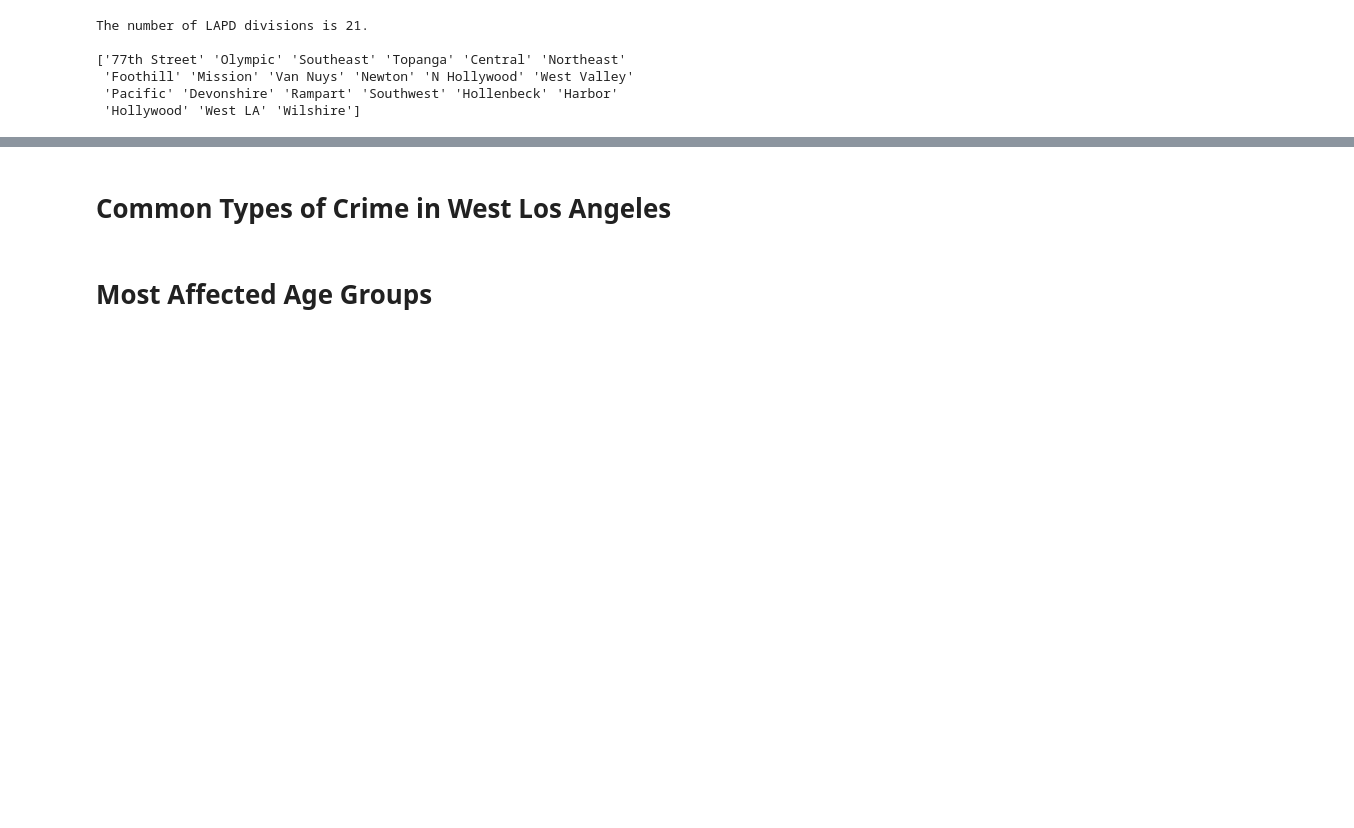
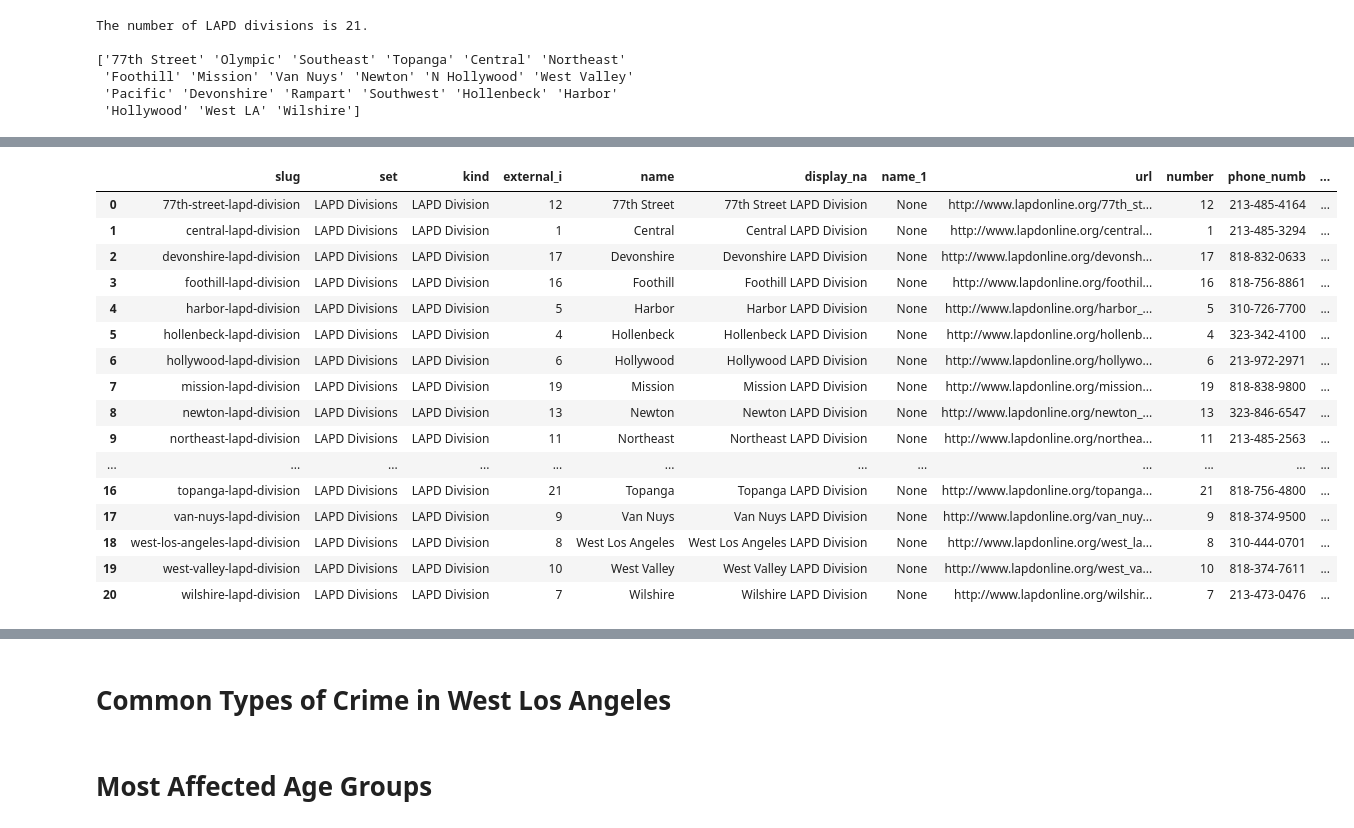
Before and after one commit to jamqd/LA_Crime_Analysis, a Jupyter notebook: lapdcrime.ipynb, the cells around one changed output, grey strips where cells are left out. Saved outputs shown, nothing was run; the diff lists cells and outputs as text; code cells hidden in the pictures; blank space fills up the shorter version.

```diff
--- a/lapdcrime.ipynb
+++ b/lapdcrime.ipynb
@@ -72,0 +69,22 @@ The number of types of crimes is 150.
+# %%
+# load LAPD division shapefile into geopandas
+LAPDdiv_df = gp.read_file("lapd-divisions/lapd division.shx")
+LAPDdiv_df
+# %% [output]
+|  | slug | set | kind | external_i | name | display_na | name_1 | url | number | phone_numb | ... |
+| 0 | 77th-street-lapd-division | LAPD Divisions | LAPD Division | 12 | 77th Street | 77th Street LAPD Division | None | http://www.lapdonline.org/77th_st... | 12 | 213-485-4164 | ... |
+| 1 | central-lapd-division | LAPD Divisions | LAPD Division | 1 | Central | Central LAPD Division | None | http://www.lapdonline.org/central... | 1 | 213-485-3294 | ... |
+| 2 | devonshire-lapd-division | LAPD Divisions | LAPD Division | 17 | Devonshire | Devonshire LAPD Division | None | http://www.lapdonline.org/devonsh... | 17 | 818-832-0633 | ... |
+| 3 | foothill-lapd-division | LAPD Divisions | LAPD Division | 16 | Foothill | Foothill LAPD Division | None | http://www.lapdonline.org/foothil... | 16 | 818-756-8861 | ... |
+| 4 | harbor-lapd-division | LAPD Divisions | LAPD Division | 5 | Harbor | Harbor LAPD Division | None | http://www.lapdonline.org/harbor_... | 5 | 310-726-7700 | ... |
+| 5 | hollenbeck-lapd-division | LAPD Divisions | LAPD Division | 4 | Hollenbeck | Hollenbeck LAPD Division | None | http://www.lapdonline.org/hollenb... | 4 | 323-342-4100 | ... |
+| 6 | hollywood-lapd-division | LAPD Divisions | LAPD Division | 6 | Hollywood | Hollywood LAPD Division | None | http://www.lapdonline.org/hollywo... | 6 | 213-972-2971 | ... |
+| 7 | mission-lapd-division | LAPD Divisions | LAPD Division | 19 | Mission | Mission LAPD Division | None | http://www.lapdonline.org/mission... | 19 | 818-838-9800 | ... |
+| 8 | newton-lapd-division | LAPD Divisions | LAPD Division | 13 | Newton | Newton LAPD Division | None | http://www.lapdonline.org/newton_... | 13 | 323-846-6547 | ... |
+| 9 | northeast-lapd-division | LAPD Divisions | LAPD Division | 11 | Northeast | Northeast LAPD Division | None | http://www.lapdonline.org/northea... | 11 | 213-485-2563 | ... |
+| ... | ... | ... | ... | ... | ... | ... | ... | ... | ... | ... | ... |
+| 16 | topanga-lapd-division | LAPD Divisions | LAPD Division | 21 | Topanga | Topanga LAPD Division | None | http://www.lapdonline.org/topanga... | 21 | 818-756-4800 | ... |
+| 17 | van-nuys-lapd-division | LAPD Divisions | LAPD Division | 9 | Van Nuys | Van Nuys LAPD Division | None | http://www.lapdonline.org/van_nuy... | 9 | 818-374-9500 | ... |
+| 18 | west-los-angeles-lapd-division | LAPD Divisions | LAPD Division | 8 | West Los Angeles | West Los Angeles LAPD Division | None | http://www.lapdonline.org/west_la... | 8 | 310-444-0701 | ... |
+| 19 | west-valley-lapd-division | LAPD Divisions | LAPD Division | 10 | West Valley | West Valley LAPD Division | None | http://www.lapdonline.org/west_va... | 10 | 818-374-7611 | ... |
+| 20 | wilshire-lapd-division | LAPD Divisions | LAPD Division | 7 | Wilshire | Wilshire LAPD Division | None | http://www.lapdonline.org/wilshir... | 7 | 213-473-0476 | ... |
```
Also changed, not shown: parts of 22 cells of this notebook.
